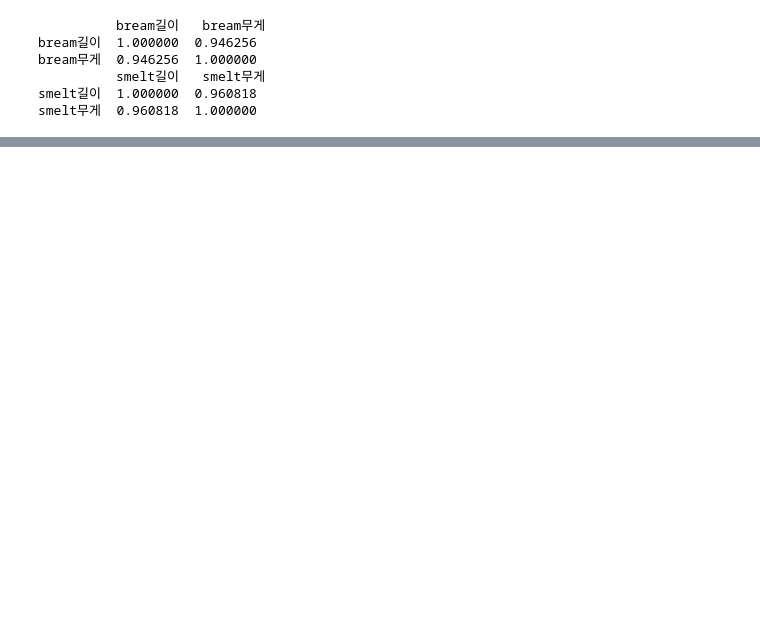
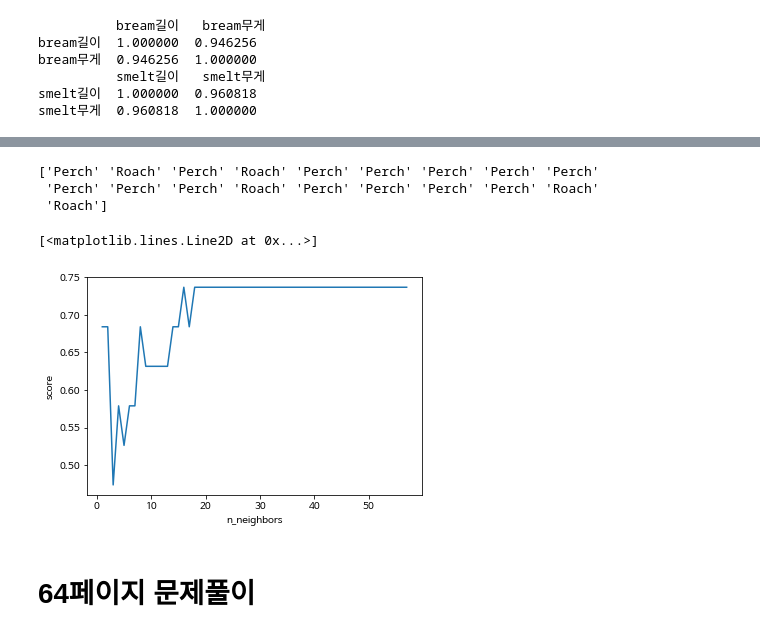
Before and after one commit to swleegit/Hongong_ML, a Jupyter notebook: BreamAndSmelt.ipynb, the cells around one changed output, grey strips where cells are left out. Saved outputs shown, nothing was run; the diff lists cells and outputs as text; code cells hidden in the pictures; blank space fills up the shorter version.

```diff
--- a/BreamAndSmelt.ipynb
+++ b/BreamAndSmelt.ipynb
@@ -157,0 +466,5 @@ fish_target
+# %%
+fish_target = df['Species'].values
+fish_data = df[['Length1','Length2']].values
+# %%
+X_train, X_test, y_train, y_test = train_test_split(fish_data,fish_target, stratify= fish_target, random_state=0)
@@ -157,0 +496,25 @@ fish_target
+# %%
+#n이 몇일 때 가장 정확도가 높을까?
+#데이터 수 76개
+import numpy as np
+ns = []
+scores = []
+print(y_test)
+# print(np.bincount(y_test))
+for n in range(1,58):
+  knn_pr.n_neighbors = n
+  score = knn_pr.score(X_test, y_test)
+  ns.append(n)
+  scores.append(score)
+
+plt.xlabel("n_neighbors")
+plt.ylabel("score")
+plt.plot(ns,scores)
+# %% [output]
+['Perch' 'Roach' 'Perch' 'Roach' 'Perch' 'Perch' 'Perch' 'Perch' 'Perch'
+ 'Perch' 'Perch' 'Perch' 'Roach' 'Perch' 'Perch' 'Perch' 'Perch' 'Roach'
+ 'Roach']
+[<matplotlib.lines.Line2D at 0x...>]
+[figure, added]
+# %% [markdown]
+# 64페이지 문제풀이
```
Also changed, not shown: parts of 41 cells of this notebook.
